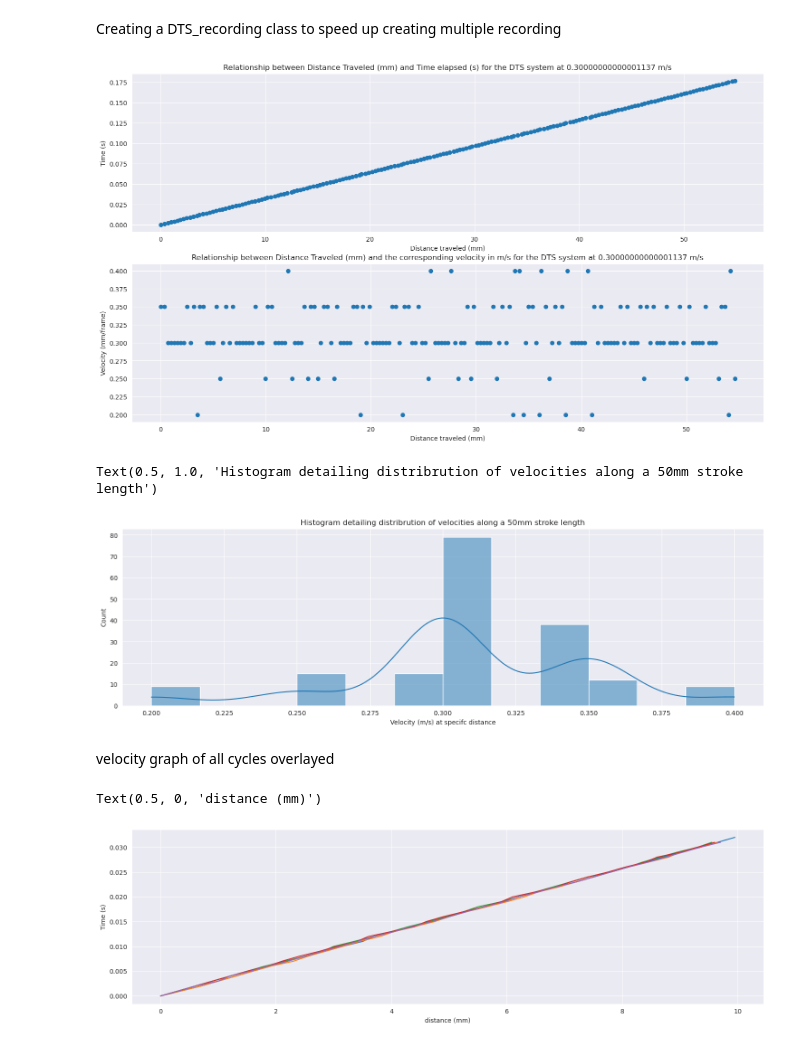
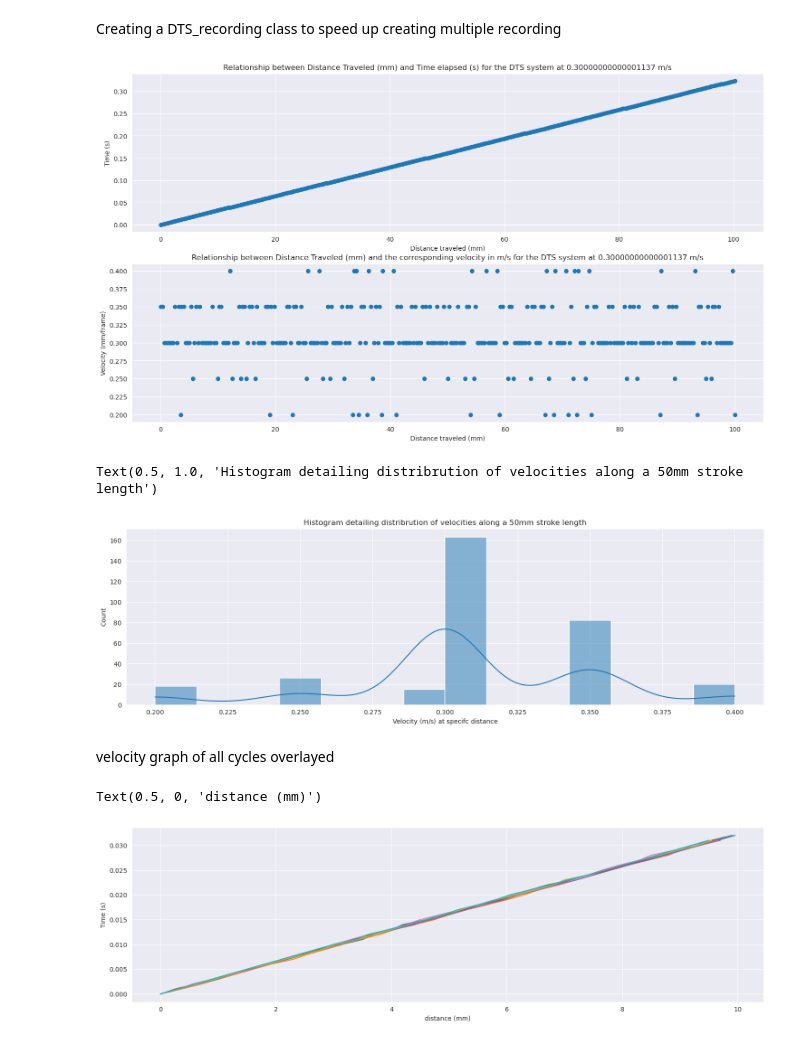
Before and after one commit to jamiemilsom/DTS_velocity_testing, a Jupyter notebook: frame_rate_xml_analyser.ipynb, the cells around one changed output. Saved outputs shown, nothing was run; the diff lists cells and outputs as text; code cells hidden in the pictures.

```diff
--- a/frame_rate_xml_analyser.ipynb
+++ b/frame_rate_xml_analyser.ipynb
@@ -55,35 +49,44 @@ C0487_frame_by_frame_distance_array = [
     111.1,110.8,110.45,110.1,109.9,109.6,109.2,109,108.6,108.2,108,107.6,107.4,107.1,106.75,106.45,106.1,105.9,105.6,105.1,
     104.9,104.6,104,103.6,103.2,103,102.7,102.1,101.7,102.4,102.1,100.9,100.2,
     99.9, 99.6,99.2,98.7,98.5,98.1,97.7,97.5,97,96.5,96.2,95.9,95.5,95,
     94.6,94.2,94,93.6,93,92.6,92.3
 ]
 
 C0494_frame_by_frame_distance_array = [
     150.1,149.75,149.4,149.1,148.8,148.5,148.2,147.9,147.6,147.25,146.95,146.6,146.4,146.05,145.7,145.4,145.1,
     144.8,144.45,144.2,143.9,143.55,143.25,142.9,142.6,142.3,142,141.7,141.4,141.1,140.75,140.45,140.15,
     139.9,139.55,139.2,138.9,138.6,138.3,138,137.6,137.35,137.05,136.75,136.45,136.1,135.85,135.5,135.15,
     134.9,134.6,134.25,133.9,133.6,133.35,133,132.7,132.4,132.1,131.8,131.45,131.1,130.9,130.55,130.25,
     129.9,129.6,129.3,129,128.7,128.4,128.1,127.75,127.4,127.1,126.9,126.55,126.2,125.9,125.6,125.25,
     124.95,124.65,124.4,124,123.7,123.4,123.1,122.8,122.5,122.1,121.8,121.55,121.25,120.95,120.6,120.35,120,
     119.7,119.4,119.1,118.8,118.5,118.15,117.9,117.6,117.25,116.95,116.6,116.4,116,115.6,115.4,115.1,
     114.75,114.4,114.1,113.9,113.5,113.15,112.9,112.6,112.25,111.95,111.6,111.4,111,110.7,110.4,110.1,
     109.8,109.5,109.1,108.9,108.55,108.25,107.9,107.6,107.3,107,106.7,106.4,106.05,105.75,105.4,105.1,
     104.8,104.5,104.15,103.9,103.55,103.25,102.9,102.6,102.3,102,101.65,101.35,101.05,100.75,100.4,100.1,
-    99.85,99.5,99.2,98.9,98.6,98.3,97.95,97.65,97.35,97.05,96.8,96.45,96.1,95.9,95.5,95.25
+    99.85,99.5,99.2,98.9,98.6,98.3,97.95,97.65,97.35,97.05,96.8,96.45,96.1,95.9,95.5,95.25,
+    94.9,94.6,94.3,94,93.7,93.4,93,92.7,92.4,92.1,91.8,91.5,91.1,90.9,90.55,90.2,
+    89.9,89.6,89.35,89,88.65,88.4,88.1,87.8,87.5,87.2,86.9,86.6,86.3,85.95,85.65,85.4,85.05,
+    84.7,84.4,84.1,83.8,83.45,83.1,82.9,82.5,82.25,81.95,81.6,81.4,81,80.7,80.4,80.1,
+    79.8,79.5,79.1,78.9,78.6,78.25,78,77.6,77.4,77,76.7,76.4,76.1,75.85,75.5,75.1,
+    74.9,74.6,74.25,73.9,73.6,73.3,73,72.7,72.4,72.1,71.75,71.45,71.1,70.8,70.5,70.2,
+    69.9,69.6,69.3,68.95,68.7,68.4,68.05,67.75,67.4,67.1,66.85,66.5,66.2,65.9,65.6,65.3,65,
+    64.7,64.4,64.1,63.75,63.4,63.1,62.9,62.5,62.2,61.9,61.6,61.25,60.95,60.6,60.35,60,
+    59.7,59.4,59.1,58.8,58.5,58.2,57.9,57.6,57.3,57,56.6,56.4,56.05,55.7,55.4,55.1,
+    54.85,54.5,54.2,53.95,53.6,53.25,52.95,52.6,52.3,52,51.7,51.4,51.1,50.8,50.5,50.1,49.9
 ]
 for i in range(len(C0494_frame_by_frame_distance_array) - 1):
     if C0494_frame_by_frame_distance_array[i + 1] - C0494_frame_by_frame_distance_array[i] > 0:
         print(C0494_frame_by_frame_distance_array[i])
 
 
 C0487 = DTS_recording(C0487_frame_by_frame_distance_array,1000)
 C0494 = DTS_recording(C0494_frame_by_frame_distance_array,1000)
 
 #Watch for jitter at around 150mm where the paper clip is
 #C0487.plot()
 C0494.plot()
 # %% [output]
-[figure, old version]
+[figure, new version]
 # %%
 plt.figure(figsize=(18,5))
 sns.histplot(C0494.velocities,kde=True)
@@ -91,5 +94,5 @@ plt.xlabel("Velocity (m/s) at specifc distance")
 plt.title("Histogram detailing distribrution of velocities along a 50mm stroke length")
 # %% [output]
 Text(0.5, 1.0, 'Histogram detailing distribrution of velocities along a 50mm stroke length')
-[figure, old version]
+[figure, new version]
 # %%
@@ -122,18 +141,18 @@ def zero_cycle(cycle):
 # %% [markdown]
 velocity graph of all cycles overlayed
 # %%
-cycles = plot_5_cycles(C0494_frame_by_frame_distance_array)
+cycles = plot_10_cycles(C0494_frame_by_frame_distance_array)
 zeroed_cycles = [zero_cycle(cycle) for cycle in cycles]
 
 plt.figure(figsize = (18,5))
-for i in range(5):
+for i in range(10):
     plt.plot(zeroed_cycles[i],[i/1000 for i in range(len(zeroed_cycles[i]))])
 
 plt.ylabel("Time (s)")
 plt.xlabel("distance (mm)")
 # %% [output]
 Text(0.5, 0, 'distance (mm)')
-[figure, old version]
+[figure, new version]
 # %%
 plt.figure(figsize = (18,5))
 list = C0494.rolling_average()
```
Also changed, not shown: parts of 3 cells of this notebook.
